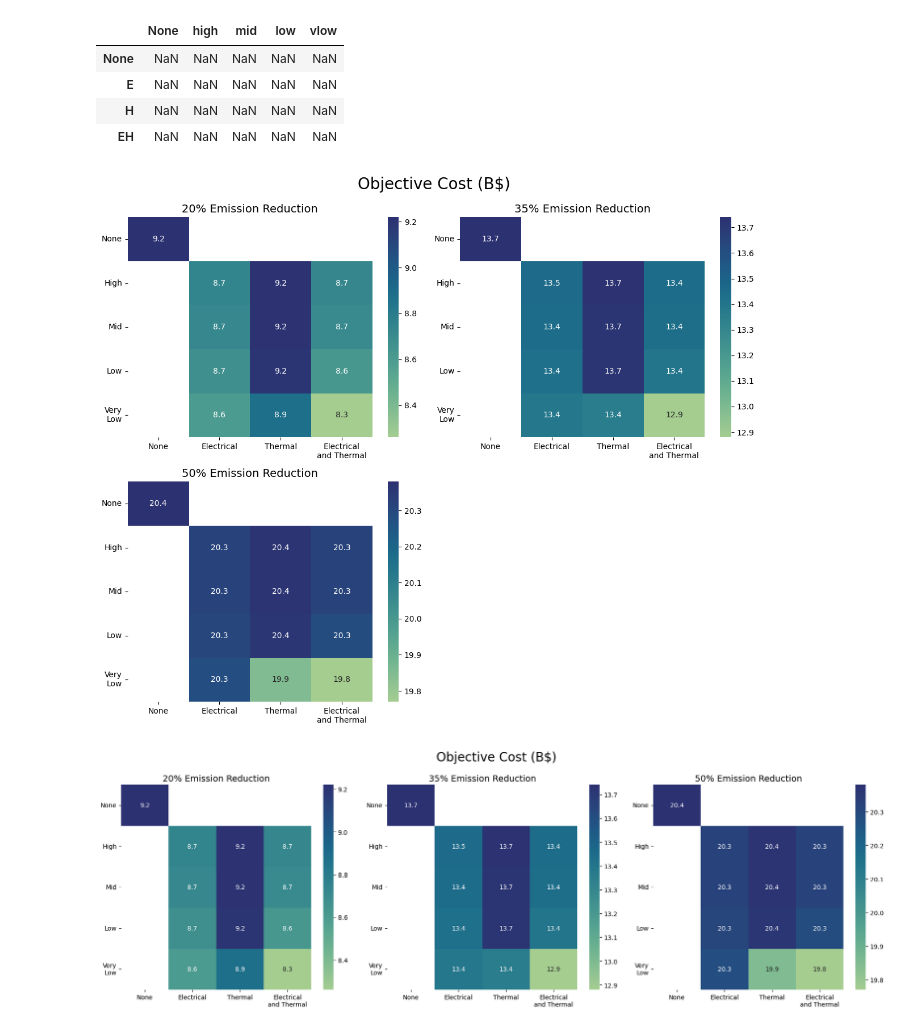
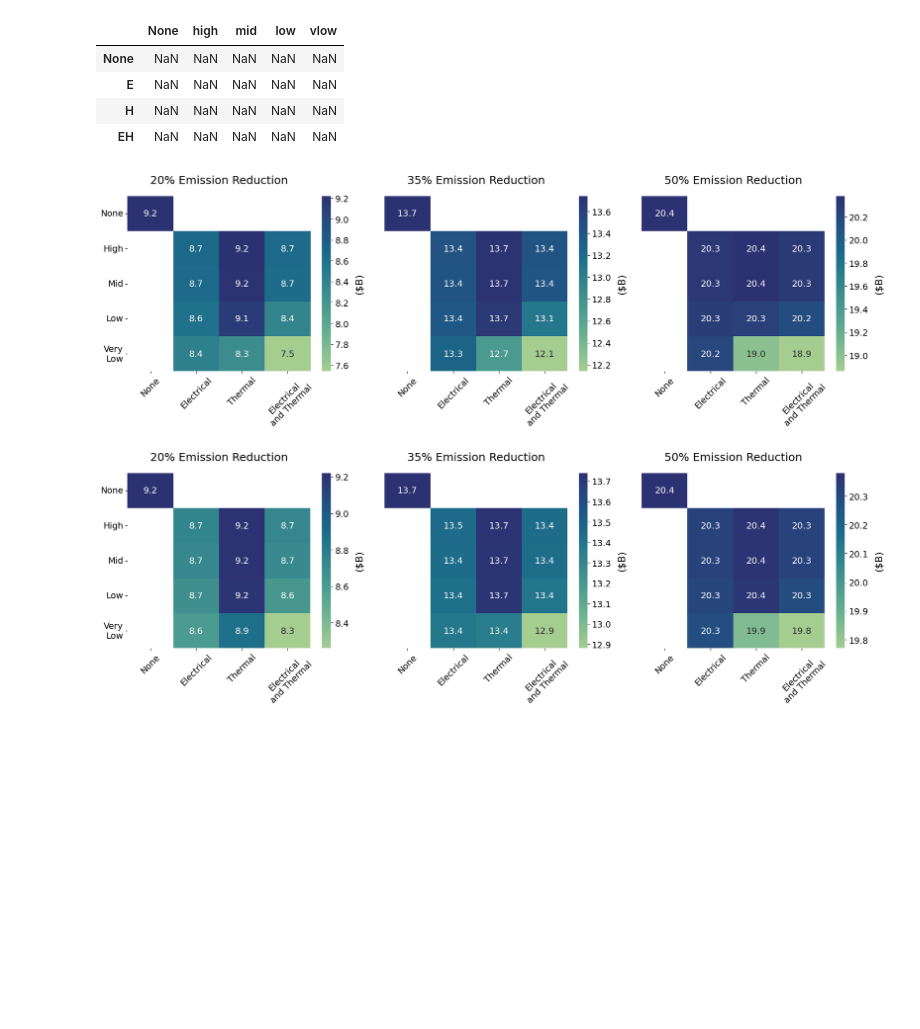
Before and after one commit to trevorb1/pypsa-demand-response, a Jupyter notebook: analysis/heatmap.ipynb, the cells around one changed output. Drawn from its saved outputs; the diff is of its cells as text; code cells hidden in the pictures; blank space fills up the shorter version.

```diff
--- a/analysis/heatmap.ipynb
+++ b/analysis/heatmap.ipynb
@@ -144,13 +183,17 @@ def generate_heatmap_3col(data: dict[str, pd.DataFrame], scaler: Optional[float]
     plt.tight_layout(rect=[0, 0, 1, 0.99])
 
     return fig, axs
-# %%
-objective_cost = get_heatmap_data("cost", "objective")
-fig, ax = generate_heatmap(objective_cost, scaler=1e9, title="Objective Cost (B$)")
-# %% [output]
-[figure, removed]
+# %%
+data = get_heatmap_data("cost", "objective_adj")
+# fig, _ = generate_heatmap_3col(data, scaler=1e9, title="Objective Cost (B$)", ylabel="($B)")
+fig, _ = generate_heatmap_3col(data, scaler=1e9, title="", ylabel="($B)")
+fig.savefig(Path(FIGURES, "objective_cost.png"))
+# %% [output]
+[figure, added]
 # %%
-objective_cost = get_heatmap_data("cost", "objective")
-fig, ax = generate_heatmap_3col(objective_cost, scaler=1e9, title="Objective Cost (B$)")
+data = get_heatmap_data("cost", "objective")
+# fig, _ = generate_heatmap_3col(data, scaler=1e9, title="Objective Cost Adjusted (B$)", ylabel="($B)")
+fig, _ = generate_heatmap_3col(data, scaler=1e9, title="", ylabel="($B)")
+fig.savefig(Path(FIGURES, "objective_cost_adj.png"))
 # %% [output]
-[figure, old version]
+[figure, new version]
```
Also changed, not shown: parts of 28 cells of this notebook.
